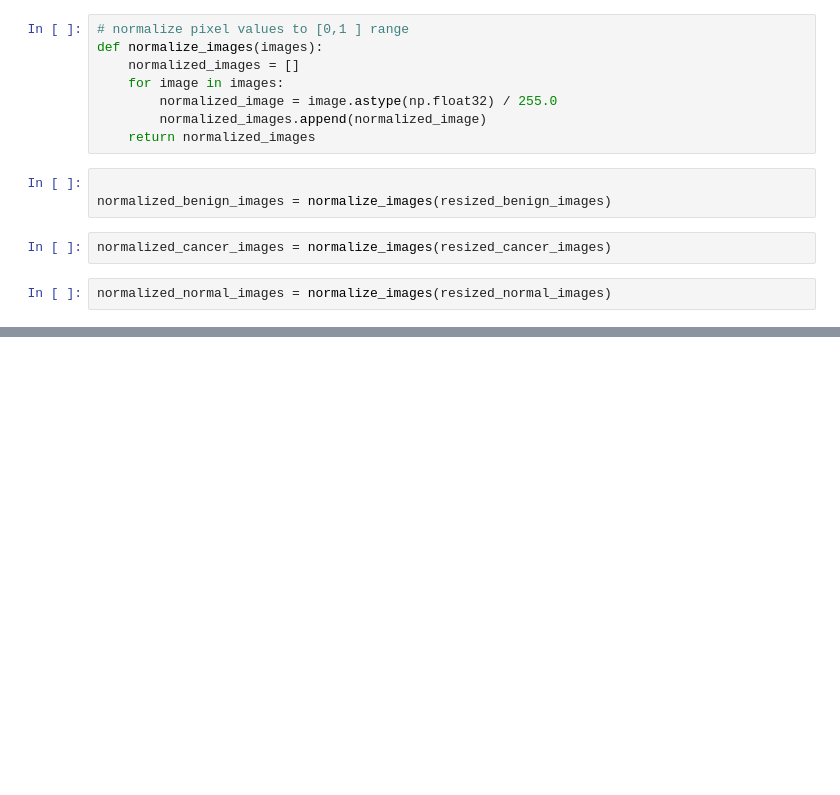
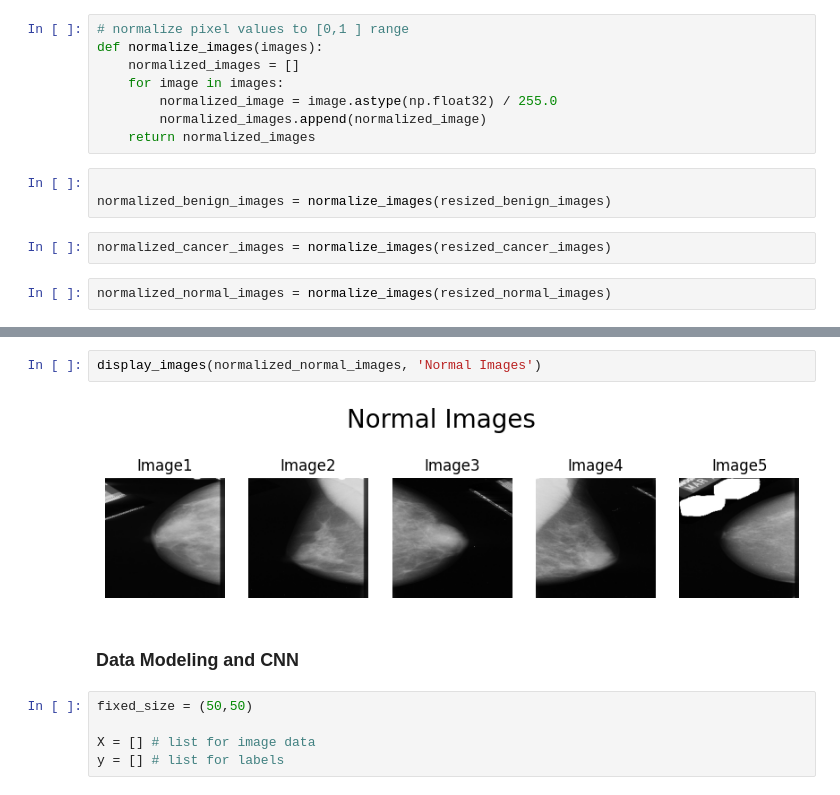
Before and after one commit to kiboiWanjohi/scotep-kenya, a Jupyter notebook: main.ipynb, the cells around one changed output, grey strips where cells are left out. Saved outputs shown, nothing was run; the diff lists cells and outputs as text; blank space fills up the shorter version.

Commit message:
data preprocessing - --(labelling )

```diff
--- a/main.ipynb
+++ b/main.ipynb
@@ -240,0 +261,11 @@ normalized_normal_images = normalize_images(resized_normal_images)
+# %%
+display_images(normalized_normal_images, 'Normal Images')
+# %% [output]
+[figure, added]
+# %% [markdown]
+### Data Modeling and CNN
+# %%
+fixed_size = (50,50)
+
+X = [] # list for image data
+y = [] # list for labels
```
Also changed, not shown: parts of 4 cells of this notebook.
